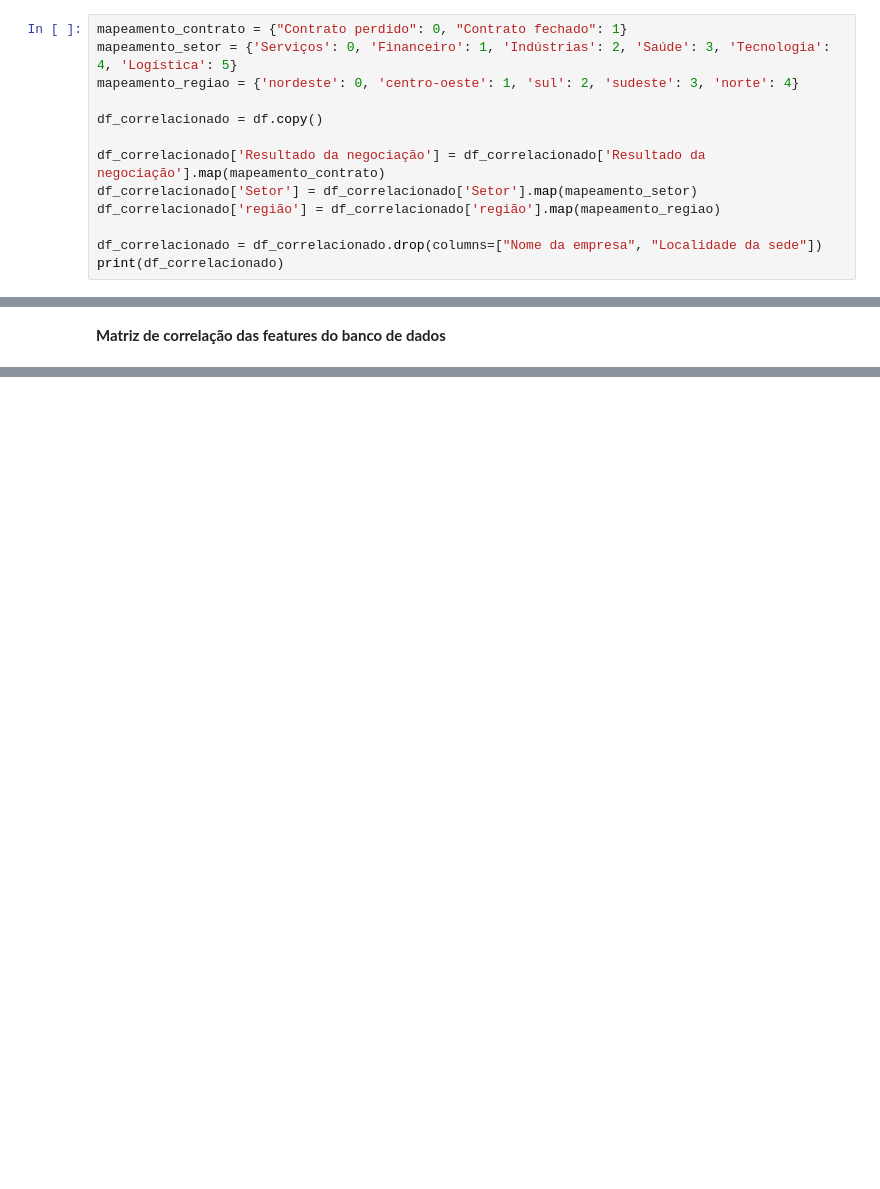
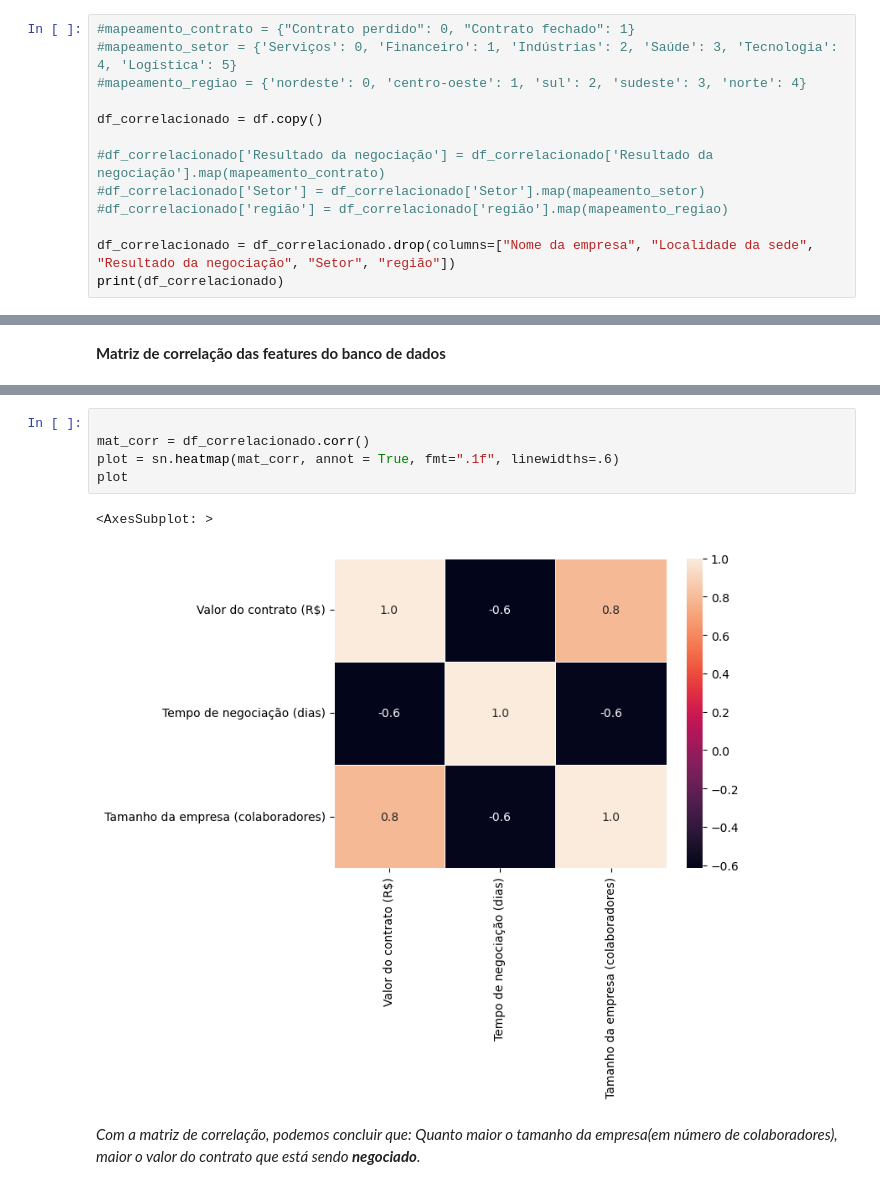
Before and after one commit to anthonyamrm/companies_analysis, a Jupyter notebook: analysis.ipynb, the cells around one changed output, grey strips where cells are left out. Cells and saved outputs as stored; diff of their text form; blank space fills up the shorter version.

Commit message:
ref_Ma_corr

```diff
--- a/analysis.ipynb
+++ b/analysis.ipynb
@@ -79,16 +80,16 @@ Name: região, Length: 1000, dtype: object
 # %% [markdown]
 **Mapeamento para cálculo de matriz de correlação**
 # %%
-mapeamento_contrato = {"Contrato perdido": 0, "Contrato fechado": 1}
-mapeamento_setor = {'Serviços': 0, 'Financeiro': 1, 'Indústrias': 2, 'Saúde': 3, 'Tecnologia': 4, 'Logística': 5}
-mapeamento_regiao = {'nordeste': 0, 'centro-oeste': 1, 'sul': 2, 'sudeste': 3, 'norte': 4}
+#mapeamento_contrato = {"Contrato perdido": 0, "Contrato fechado": 1}
+#mapeamento_setor = {'Serviços': 0, 'Financeiro': 1, 'Indústrias': 2, 'Saúde': 3, 'Tecnologia': 4, 'Logística': 5}
+#mapeamento_regiao = {'nordeste': 0, 'centro-oeste': 1, 'sul': 2, 'sudeste': 3, 'norte': 4}
 
 df_correlacionado = df.copy()
 
-df_correlacionado['Resultado da negociação'] = df_correlacionado['Resultado da negociação'].map(mapeamento_contrato)
-df_correlacionado['Setor'] = df_correlacionado['Setor'].map(mapeamento_setor)
-df_correlacionado['região'] = df_correlacionado['região'].map(mapeamento_regiao)
+#df_correlacionado['Resultado da negociação'] = df_correlacionado['Resultado da negociação'].map(mapeamento_contrato)
+#df_correlacionado['Setor'] = df_correlacionado['Setor'].map(mapeamento_setor)
+#df_correlacionado['região'] = df_correlacionado['região'].map(mapeamento_regiao)
 
-df_correlacionado = df_correlacionado.drop(columns=["Nome da empresa", "Localidade da sede"])
+df_correlacionado = df_correlacionado.drop(columns=["Nome da empresa", "Localidade da sede", "Resultado da negociação", "Setor", "região"])
 print(df_correlacionado)
 # %% [output]
@@ -124,0 +115,10 @@ df_correlacionado.corr()
+# %%
+
+mat_corr = df_correlacionado.corr()
+plot = sn.heatmap(mat_corr, annot = True, fmt=".1f", linewidths=.6)
+plot
+# %% [output]
+<AxesSubplot: >
+[figure, added]
+# %% [markdown]
+*Com a matriz de correlação, podemos concluir que: Quanto maior o tamanho da empresa(em número de colaboradores), maior o valor do contrato que está sendo **negociado**.*
```
Also changed, not shown: parts of 3 cells of this notebook, 1 other file.
